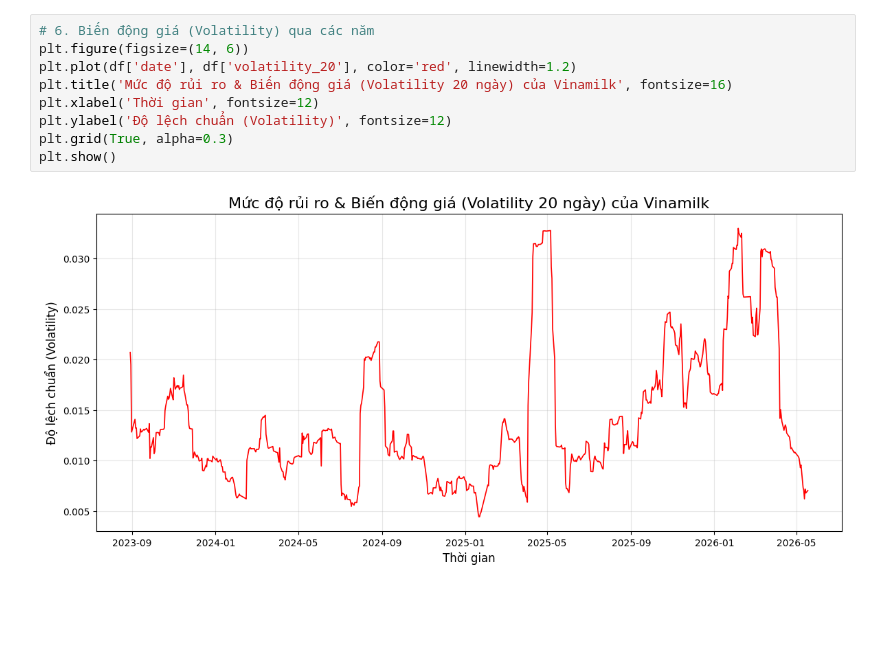
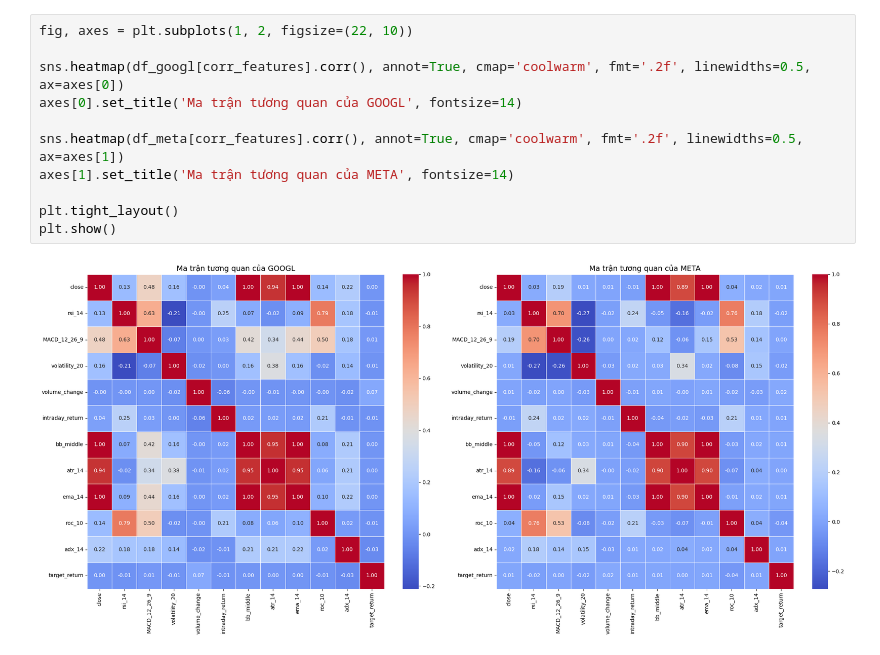
Before and after one commit to PHP2301/Stock-Opening-Price-Prediction, a Jupyter notebook: notebooks/01_EDA.ipynb, the cells around one changed output. Cells and saved outputs as stored; diff of their text form; blank space fills up the shorter version.

```diff
--- a/notebooks/01_EDA.ipynb
+++ b/notebooks/01_EDA.ipynb
@@ -120,11 +189,13 @@ plt.show()
-# %%
-# 6. Biến động giá (Volatility) qua các năm
-plt.figure(figsize=(14, 6))
-plt.plot(df['date'], df['volatility_20'], color='red', linewidth=1.2)
-plt.title('Mức độ rủi ro & Biến động giá (Volatility 20 ngày) của Vinamilk', fontsize=16)
-plt.xlabel('Thời gian', fontsize=12)
-plt.ylabel('Độ lệch chuẩn (Volatility)', fontsize=12)
-plt.grid(True, alpha=0.3)
-plt.show()
-# %% [output]
-[figure, removed]
+# %%
+fig, axes = plt.subplots(1, 2, figsize=(22, 10))
+
+sns.heatmap(df_googl[corr_features].corr(), annot=True, cmap='coolwarm', fmt='.2f', linewidths=0.5, ax=axes[0])
+axes[0].set_title('Ma trận tương quan của GOOGL', fontsize=14)
+
+sns.heatmap(df_meta[corr_features].corr(), annot=True, cmap='coolwarm', fmt='.2f', linewidths=0.5, ax=axes[1])
+axes[1].set_title('Ma trận tương quan của META', fontsize=14)
+
+plt.tight_layout()
+plt.show()
+# %% [output]
+[figure, added]
```
Also changed, not shown: parts of 18 cells of this notebook, 38 other files.
